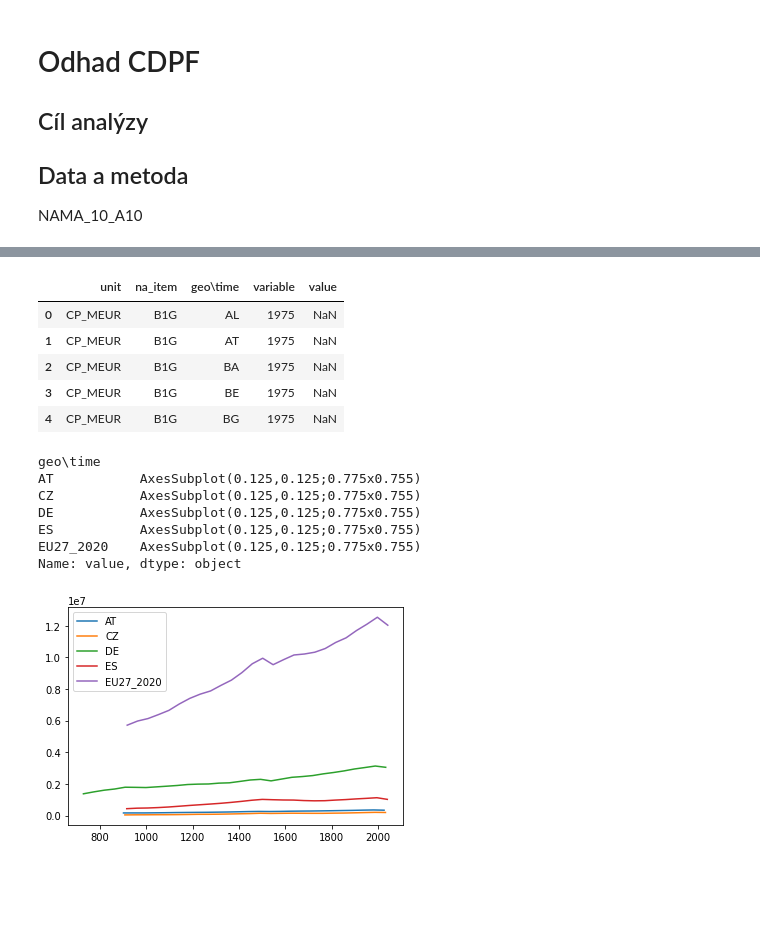
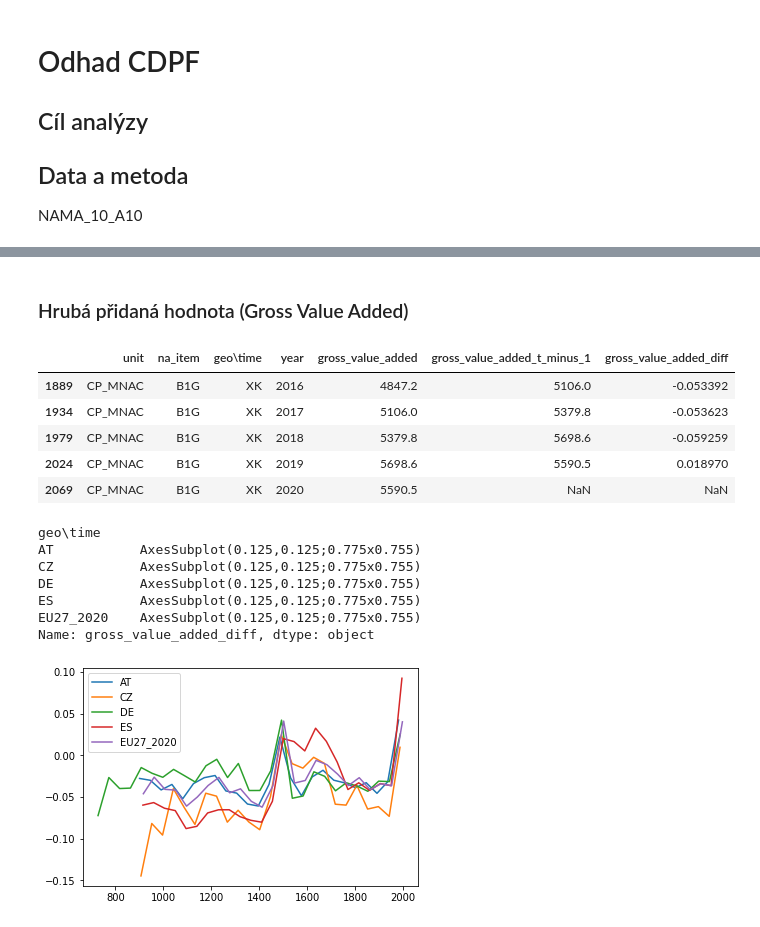
Before and after one commit to pesikj/macroeconomic-analysis, a Jupyter notebook: presentation_02.ipynb, the cells around one changed output, grey strips where cells are left out. Cells and saved outputs as stored; diff of their text form; code cells hidden in the pictures; blank space fills up the shorter version.

```diff
--- a/presentation_02.ipynb
+++ b/presentation_02.ipynb
@@ -9,35 +24,34 @@ NAMA_10_A10
+# %% [markdown]
+### Hrubá přidaná hodnota (Gross Value Added)
 # %%
-import eurostat
-import pandas
-
-LOCATIONS = ["CZ", "DE", "AT", "EU27_2020", "ES"]
-BASE_LOCATION = "CZ"
-START_YEAR = 1975
-END_YEAR = 2020
-
 data_1 = eurostat.get_data_df('nama_10_a10')
 # Value added, gross
 data_1 = data_1[data_1["na_item"] == "B1G"]
 # Total, all NACE activities
 data_1 = data_1[data_1["nace_r2"] == "TOTAL"]
 # Current prices, million euro
-data_1 = data_1[data_1["unit"] == "CP_MEUR"]
-data_1 = pandas.melt(data_1, id_vars=["unit", "na_item", "geo\\time"], value_vars=list(range(START_YEAR, END_YEAR + 1)))
+data_1 = data_1[data_1["unit"] == "CP_MNAC"]
+data_1 = pandas.melt(data_1, id_vars=["unit", "na_item", "geo\\time"], value_vars=list(range(START_YEAR, END_YEAR + 1)),
+                     value_name="gross_value_added", var_name="year")
+data_1 = data_1.sort_values(["geo\\time", "year"])
+data_1["gross_value_added_t_minus_1"] = data_1.groupby("geo\\time")["gross_value_added"].shift(-1)
+data_1["gross_value_added_diff"] = (data_1["gross_value_added"] - data_1["gross_value_added_t_minus_1"]) / data_1["gross_value_added"]
+data_1.tail()
 # %% [output]
-|  | unit | na_item | geo\time | variable | value |
-| 0 | CP_MEUR | B1G | AL | 1975 | NaN |
-| 1 | CP_MEUR | B1G | AT | 1975 | NaN |
-| 2 | CP_MEUR | B1G | BA | 1975 | NaN |
-| 3 | CP_MEUR | B1G | BE | 1975 | NaN |
-| 4 | CP_MEUR | B1G | BG | 1975 | NaN |
+|  | unit | na_item | geo\time | year | gross_value_added | gross_value_added_t_minus_1 | gross_value_added_diff |
+| 1889 | CP_MNAC | B1G | XK | 2016 | 4847.2 | 5106.0 | -0.053392 |
+| 1934 | CP_MNAC | B1G | XK | 2017 | 5106.0 | 5379.8 | -0.053623 |
+| 1979 | CP_MNAC | B1G | XK | 2018 | 5379.8 | 5698.6 | -0.059259 |
+| 2024 | CP_MNAC | B1G | XK | 2019 | 5698.6 | 5590.5 | 0.018970 |
+| 2069 | CP_MNAC | B1G | XK | 2020 | 5590.5 | NaN | NaN |
 # %%
-data_1[data_1["geo\\time"].isin(LOCATIONS)].dropna().groupby("geo\\time")["value"].plot(legend=True)
+data_1[data_1["geo\\time"].isin(LOCATIONS)].dropna().groupby("geo\\time")["gross_value_added_diff"].plot(legend=True)
 # %% [output]
 geo\time
 AT           AxesSubplot(0.125,0.125;0.775x0.755)
 CZ           AxesSubplot(0.125,0.125;0.775x0.755)
 DE           AxesSubplot(0.125,0.125;0.775x0.755)
 ES           AxesSubplot(0.125,0.125;0.775x0.755)
 EU27_2020    AxesSubplot(0.125,0.125;0.775x0.755)
-Name: value, dtype: object
+Name: gross_value_added_diff, dtype: object
-[figure, old version]
+[figure, new version]
```
Also changed, not shown: parts of 4 cells of this notebook, 1 other file.
